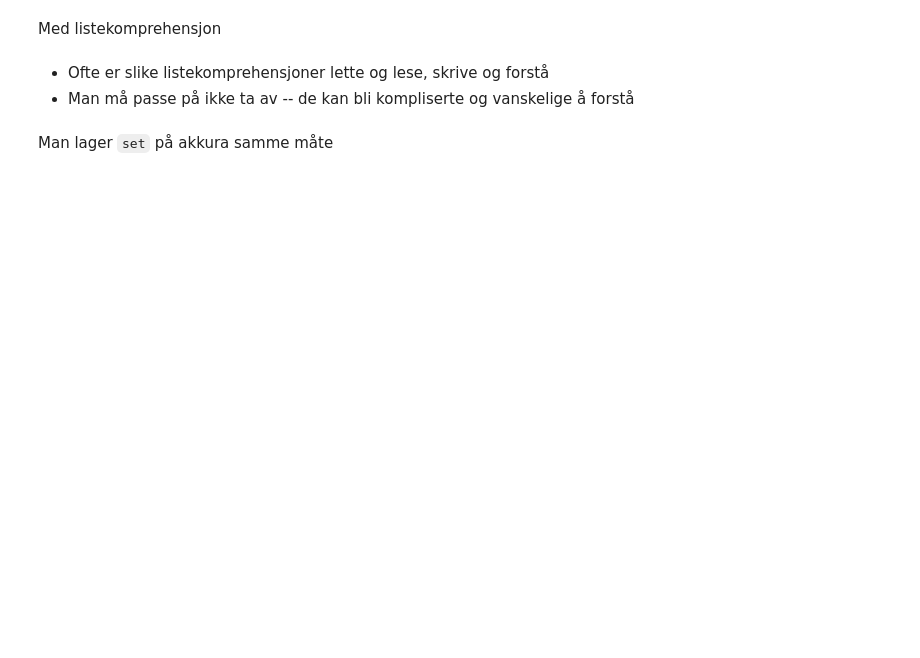
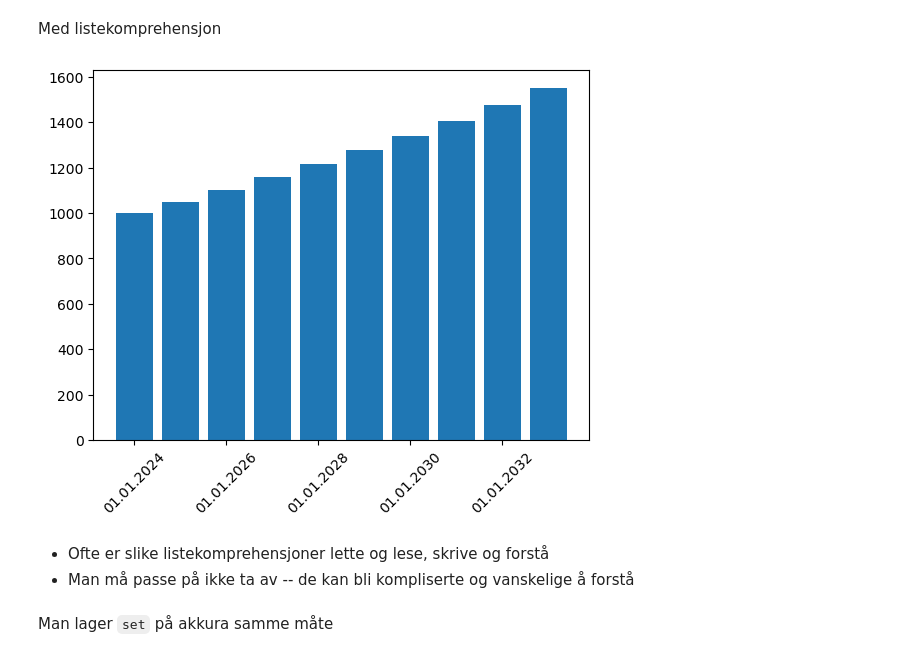
Before and after one commit to jonasjul/IIRA2001H24, a Jupyter notebook: 5-Plotting-Listekomprehensjon/Listekomprehensjon-JH.ipynb, the cells around one changed output. Cells and saved outputs as stored; diff of their text form; code cells hidden in the pictures; blank space fills up the shorter version.

```diff
--- a/5-Plotting-Listekomprehensjon/Listekomprehensjon-JH.ipynb
+++ b/5-Plotting-Listekomprehensjon/Listekomprehensjon-JH.ipynb
@@ -32,14 +43,26 @@ Med listekomprehensjon
 # %%
 import matplotlib.pyplot as plt
 import numpy as np
 
 
 def forrentning(P,r,t):
     return P*(1+r)**t
 
 n_tid = 10
 start = 1000
+start_aar = 2024
 rente = 0.05
+
+tid = [t for t in range(n_tid)]
+saldo = [forrentning(start,rente,t) for t in tid]
+
+akse_labels = [f"01.01.{start_aar+t}" for t in tid if t%2 == 0 ]
+
+plt.bar(tid, saldo)
+plt.xticks(ticks=np.arange(0,10,2), labels=akse_labels, rotation=45)
+plt.show()
+# %% [output]
+[figure, added]
 # %% [markdown]
 * Ofte er slike listekomprehensjoner lette og lese, skrive og forstå
 * Man må passe på ikke ta av -- de kan bli kompliserte og vanskelige å forstå
```
Also changed, not shown: parts of 4 cells of this notebook, 1 other file.
